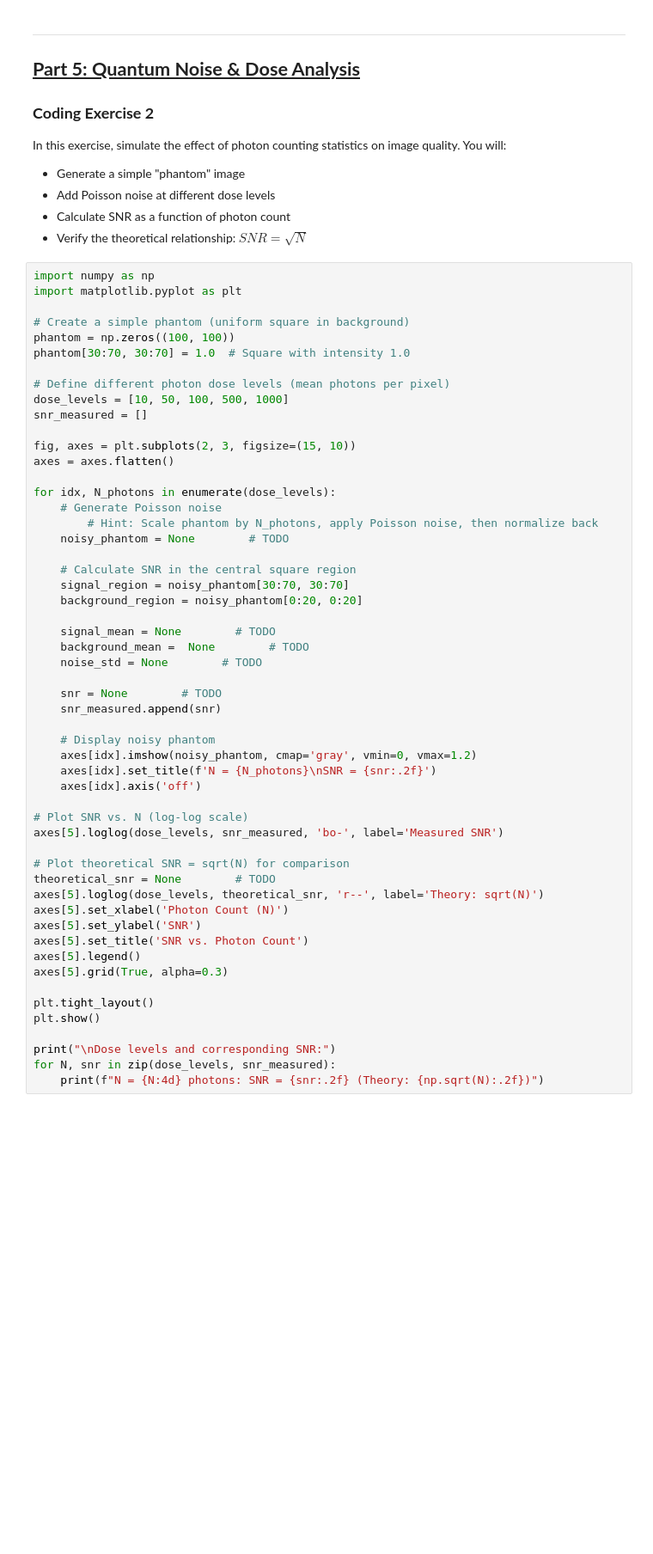
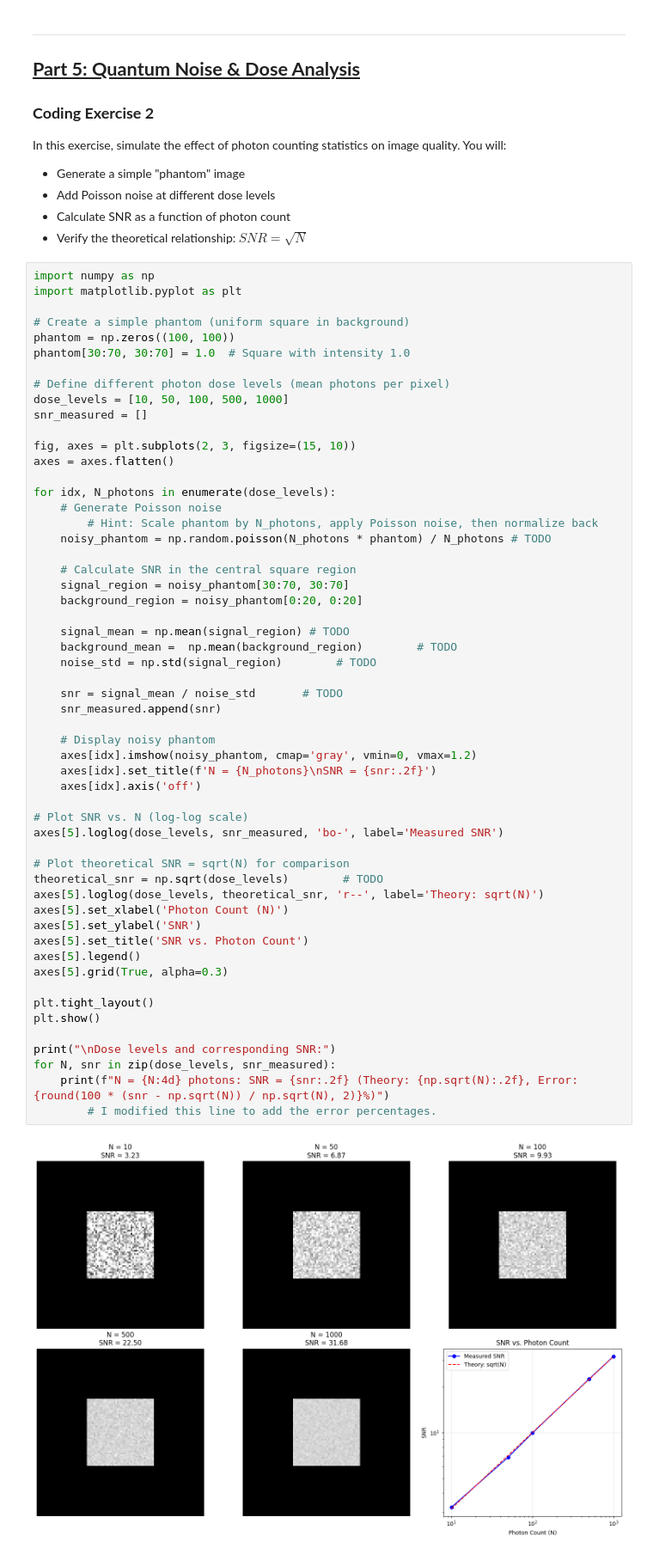
Before and after one commit to DeemDeem52/BMEN509-623_Deliverable_1, a Jupyter notebook: deliverable-01-starter.ipynb, the cells around one changed output. Shown at 86% size. Saved outputs shown, nothing was run; the diff lists cells and outputs as text; blank space fills up the shorter version.

```diff
--- a/deliverable-01-starter.ipynb
+++ b/deliverable-01-starter.ipynb
@@ -491,39 +521,42 @@ axes = axes.flatten()
 for idx, N_photons in enumerate(dose_levels):
     # Generate Poisson noise
         # Hint: Scale phantom by N_photons, apply Poisson noise, then normalize back
-    noisy_phantom = None        # TODO
+    noisy_phantom = np.random.poisson(N_photons * phantom) / N_photons # TODO
 
     # Calculate SNR in the central square region
     signal_region = noisy_phantom[30:70, 30:70]
     background_region = noisy_phantom[0:20, 0:20]
 
-    signal_mean = None        # TODO
-    background_mean =  None        # TODO
-    noise_std = None        # TODO
+    signal_mean = np.mean(signal_region) # TODO
+    background_mean =  np.mean(background_region)        # TODO
+    noise_std = np.std(signal_region)        # TODO
 
-    snr = None        # TODO
+    snr = signal_mean / noise_std       # TODO
     snr_measured.append(snr)
 
     # Display noisy phantom
     axes[idx].imshow(noisy_phantom, cmap='gray', vmin=0, vmax=1.2)
     axes[idx].set_title(f'N = {N_photons}\nSNR = {snr:.2f}')
     axes[idx].axis('off')
 
 # Plot SNR vs. N (log-log scale)
 axes[5].loglog(dose_levels, snr_measured, 'bo-', label='Measured SNR')
 
 # Plot theoretical SNR = sqrt(N) for comparison
-theoretical_snr = None        # TODO
+theoretical_snr = np.sqrt(dose_levels)        # TODO
 axes[5].loglog(dose_levels, theoretical_snr, 'r--', label='Theory: sqrt(N)')
 axes[5].set_xlabel('Photon Count (N)')
 axes[5].set_ylabel('SNR')
 axes[5].set_title('SNR vs. Photon Count')
 axes[5].legend()
 axes[5].grid(True, alpha=0.3)
 
 plt.tight_layout()
 plt.show()
 
 print("\nDose levels and corresponding SNR:")
 for N, snr in zip(dose_levels, snr_measured):
-    print(f"N = {N:4d} photons: SNR = {snr:.2f} (Theory: {np.sqrt(N):.2f})")
+    print(f"N = {N:4d} photons: SNR = {snr:.2f} (Theory: {np.sqrt(N):.2f}, Error: {round(100 * (snr - np.sqrt(N)) / np.sqrt(N), 2)}%)")
+        # I modified this line to add the error percentages.
+# %% [output]
+[figure, added]
```
Also changed, not shown: parts of 6 cells of this notebook.
